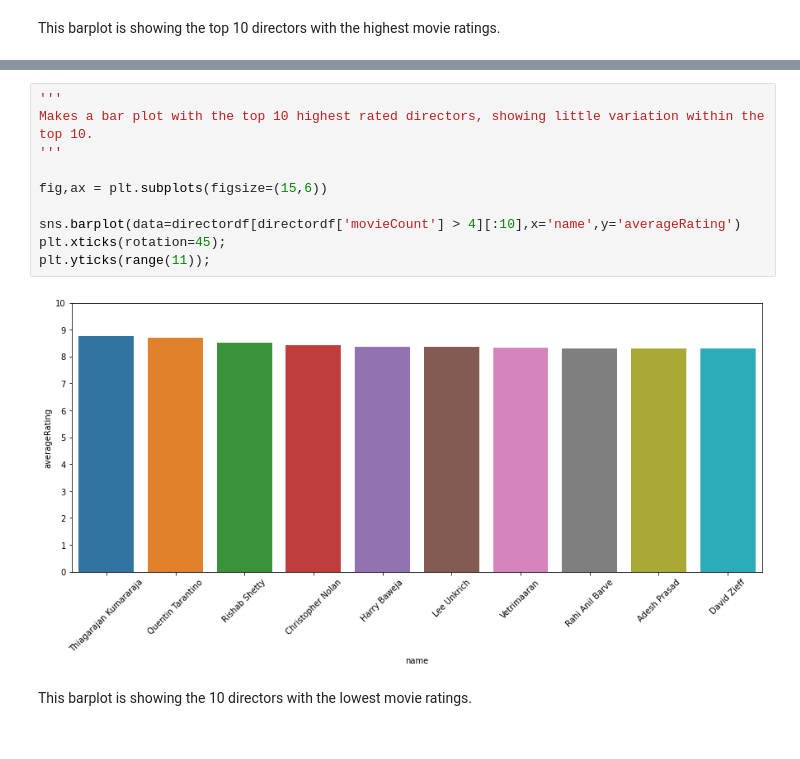
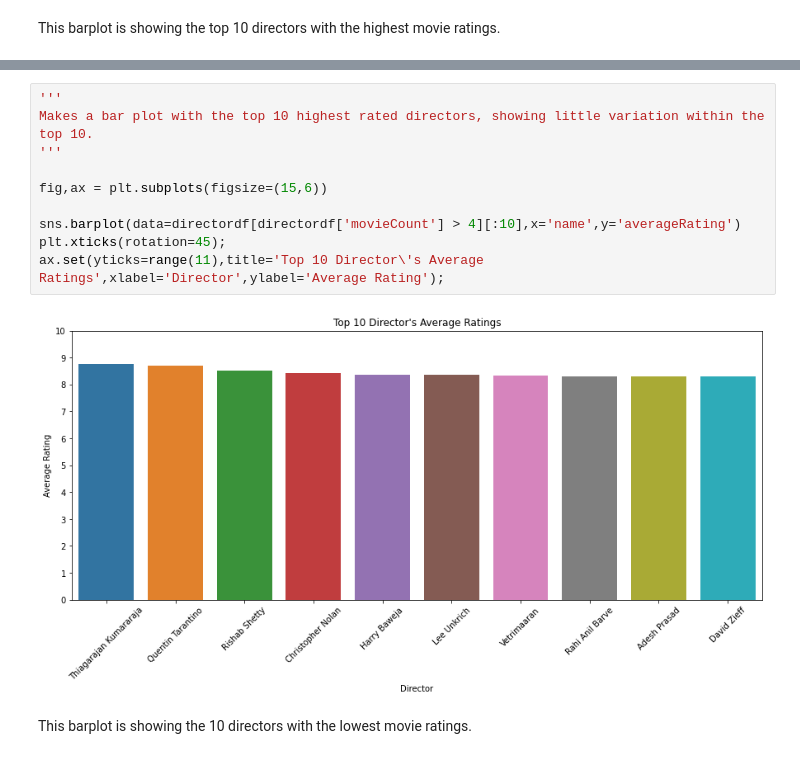
Before and after one commit to pjlannoo/Movie-Data-Analysis-Project, a Jupyter notebook: Notebooks/FinalNotebook.ipynb, the cells around one changed output, grey strips where cells are left out. Drawn from its saved outputs; the diff is of its cells as text.

```diff
--- a/Notebooks/FinalNotebook.ipynb
+++ b/Notebooks/FinalNotebook.ipynb
@@ -374,15 +399,15 @@ This barplot is showing the top 10 directors with the highest movie ratings.
 # %%
 '''
 Makes a bar plot with the top 10 highest rated directors, showing little variation within the top 10.
 '''
 
 fig,ax = plt.subplots(figsize=(15,6))
 
 sns.barplot(data=directordf[directordf['movieCount'] > 4][:10],x='name',y='averageRating')
 plt.xticks(rotation=45);
-plt.yticks(range(11));
+ax.set(yticks=range(11),title='Top 10 Director\'s Average Ratings',xlabel='Director',ylabel='Average Rating');
 # %% [output]
-[figure, old version]
+[figure, new version]
 # %% [markdown]
 This barplot is showing the 10 directors with the lowest movie ratings.
 # %%
```
Also changed, not shown: parts of 8 cells of this notebook, 9 other files.
